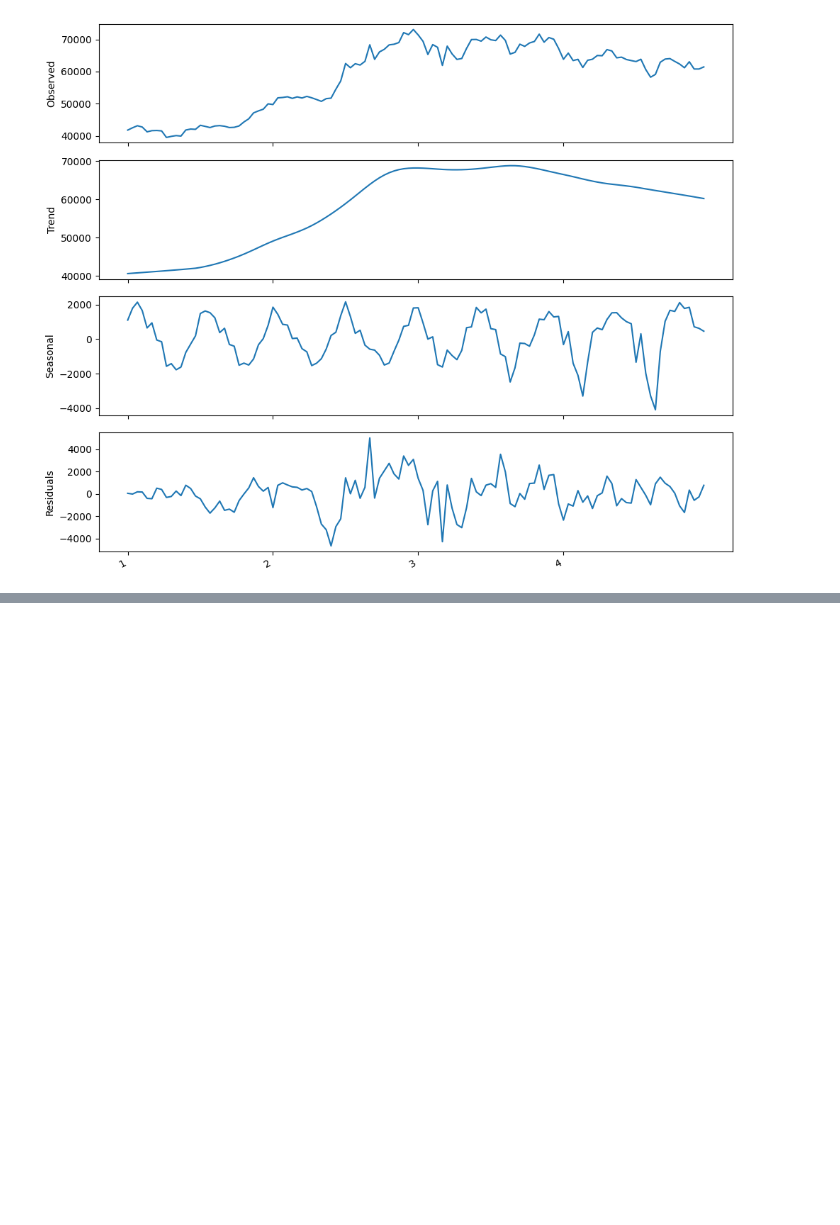
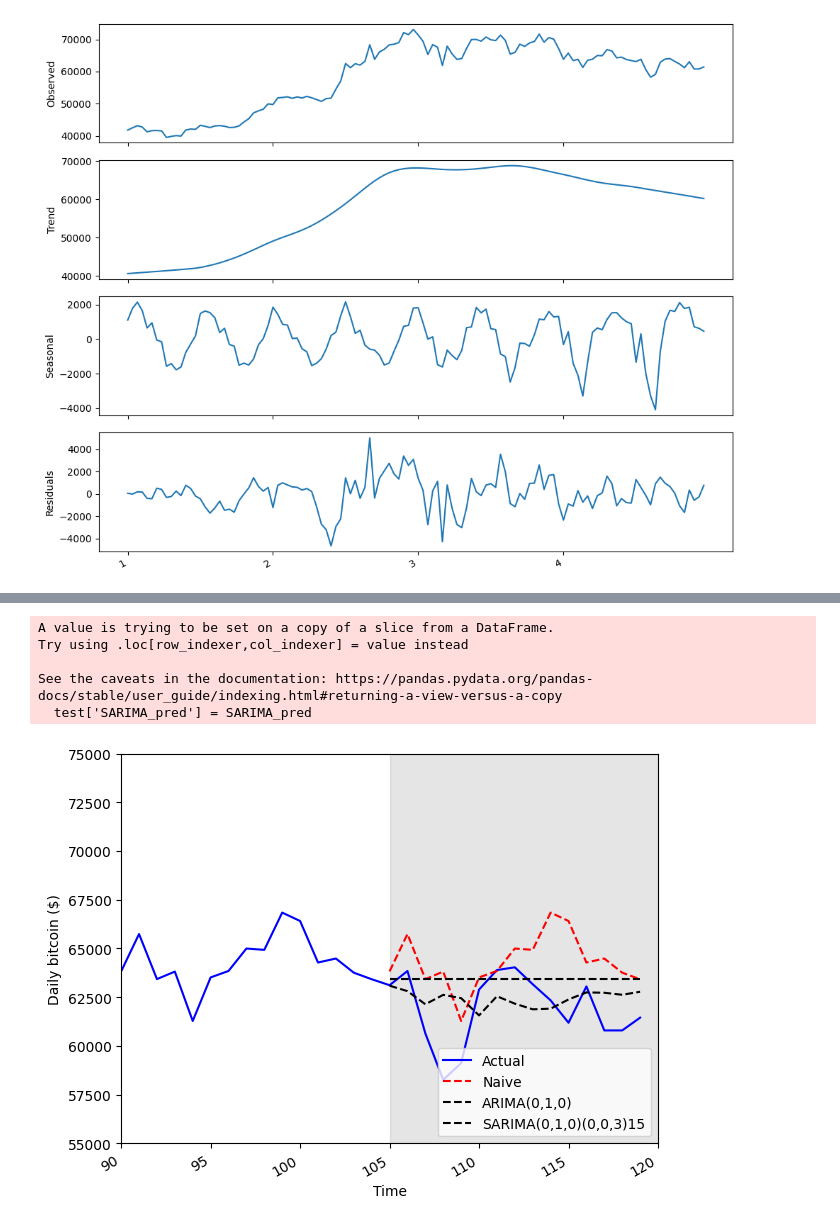
Before and after one commit to baloochyb/PricePrediction, a Jupyter notebook: time_series.ipynb, the cells around one changed output, grey strips where cells are left out. Cells and saved outputs as stored; diff of their text form; code cells hidden in the pictures; blank space fills up the shorter version.

```diff
--- a/time_series.ipynb
+++ b/time_series.ipynb
@@ -1053,0 +1146,5 @@ plt.tight_layout()
+# %%
+test = bitcoin.iloc[-15:]
+test['naive_seasonal'] = bitcoin['close'].iloc[90:105].values
+ARIMA_pred = ARIMA_model_fit.get_prediction(105, 120).predicted_mean
+test['ARIMA_pred'] = ARIMA_pred
@@ -1053,0 +1217,27 @@ plt.tight_layout()
+# %%
+SARIMA_pred = SARIMA_model_fit.get_prediction(105, 120).predicted_mean
+test['SARIMA_pred'] = SARIMA_pred
+# %% [output]
+A value is trying to be set on a copy of a slice from a DataFrame.
+Try using .loc[row_indexer,col_indexer] = value instead
+
+See the caveats in the documentation: https://pandas.pydata.org/pandas-docs/stable/user_guide/indexing.html#returning-a-view-versus-a-copy
+  test['SARIMA_pred'] = SARIMA_pred
+# %%
+fig, ax = plt.subplots()
+
+ax.plot(bitcoin['close'], 'b-', label='Actual')
+ax.plot(test['naive_seasonal'], 'r--', label='Naive')
+ax.plot(test['ARIMA_pred'], 'k--', label='ARIMA(0,1,0)')
+ax.plot(test['SARIMA_pred'], 'k--', label='SARIMA(0,1,0)(0,0,3)15')
+ax.legend(loc=4)
+ax.set_xlabel('Time')
+ax.set_ylabel('Daily bitcoin ($)')
+ax.axvspan(105, 120, color='#808080', alpha=0.2)
+ax.set_xlim(90, 120)
+ax.set_ylim(55000, 75000)
+# plt.xticks([333, 363], ['2024-05-04', '2024-05-05'])
+fig.autofmt_xdate()
+plt.tight_layout()
+# %% [output]
+[figure, added]
```
Also changed, not shown: parts of 15 cells of this notebook.
